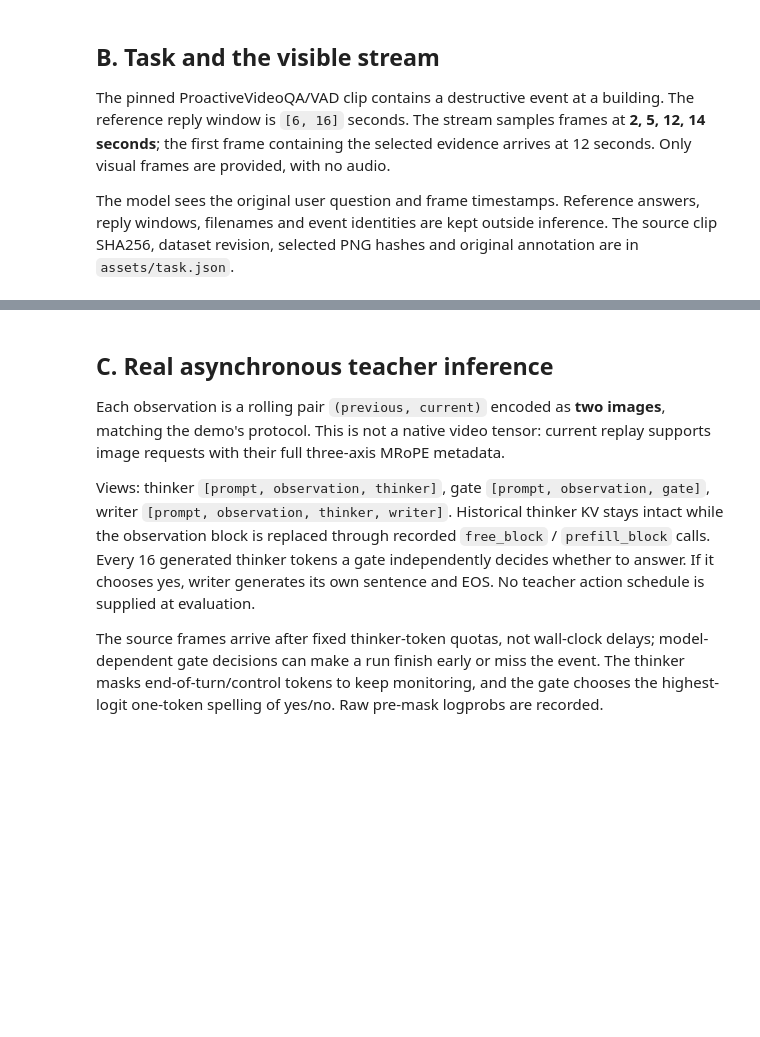
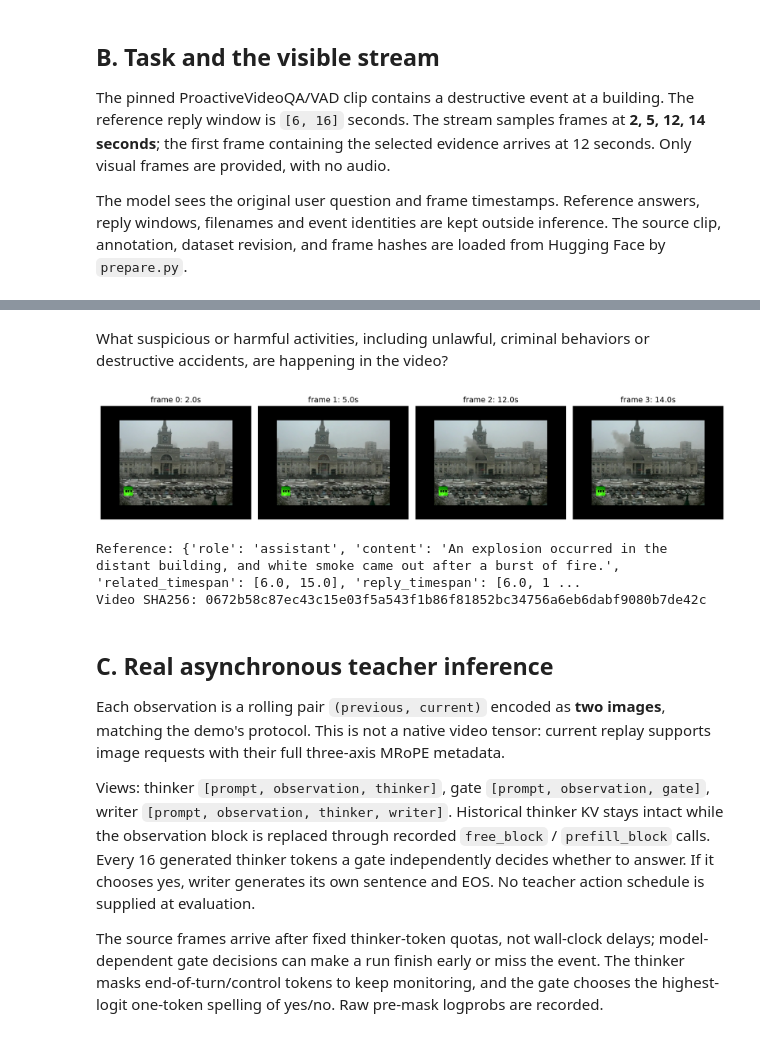
Before and after one commit to dvmazur/async_llm, a Jupyter notebook: scripts/minisgl_examples/training/video_understanding/video_understanding_overfit.ipynb, the cells around one changed output, grey strips where cells are left out. Cells and saved outputs as stored; diff of their text form; code cells hidden in the pictures; blank space fills up the shorter version.

Commit message:
Load video task from HF and execute the overfit notebook

```diff
--- a/scripts/minisgl_examples/training/video_understanding/video_understanding_overfit.ipynb
+++ b/scripts/minisgl_examples/training/video_understanding/video_understanding_overfit.ipynb
@@ -70,13 +76,13 @@ print(SETUP)
 
 The pinned ProactiveVideoQA/VAD clip contains a destructive event at a building. The reference reply window is `[6, 16]` seconds. The stream samples frames at **2, 5, 12, 14 seconds**; the first frame containing the selected evidence arrives at 12 seconds. Only visual frames are provided, with no audio.
 
-The model sees the original user question and frame timestamps. Reference answers, reply windows, filenames and event identities are kept outside inference. The source clip SHA256, dataset revision, selected PNG hashes and original annotation are in `assets/task.json`.
+The model sees the original user question and frame timestamps. Reference answers, reply windows, filenames and event identities are kept outside inference. The source clip, annotation, dataset revision, and frame hashes are loaded from Hugging Face by `prepare.py`.
 # %%
 task = exp.task()
 display(Markdown(task["annotation"]["conversation"][0]["content"]))
 fig, axes = plt.subplots(1, len(task["frames"]), figsize=(14, 3.3))
 for i, (ax, frame) in enumerate(zip(axes, task["frames"], strict=True)):
-    ax.imshow(Image.open(exp.ASSETS / frame["path"]))
+    ax.imshow(Image.open(exp.frame_path(frame)))
     ax.set_title(f"frame {i}: {frame['time']:.1f}s")
     ax.axis("off")
 plt.tight_layout()
@@ -84,3 +90,4 @@ display_figure(fig)
 plt.close(fig)
 print("Reference:", task["annotation"]["answer"][0])
 print("Video SHA256:", task["video_sha256"])
+# %% [output]
@@ -87,3 +95,7 @@ print("Video SHA256:", task["video_sha256"])
+What suspicious or harmful activities, including unlawful, criminal behaviors or destructive accidents, are happening in the video?
+[figure, added]
+Reference: {'role': 'assistant', 'content': 'An explosion occurred in the distant building, and white smoke came out after a burst of fire.', 'related_timespan': [6.0, 15.0], 'reply_timespan': [6.0, 1 ...
+Video SHA256: 0672b58c87ec43c15e03f5a543f1b86f81852bc34756a6eb6dabf9080b7de42c
 # %% [markdown]
 ## C. Real asynchronous teacher inference
 
```
Also changed, not shown: parts of 16 cells of this notebook, 15 other files.
